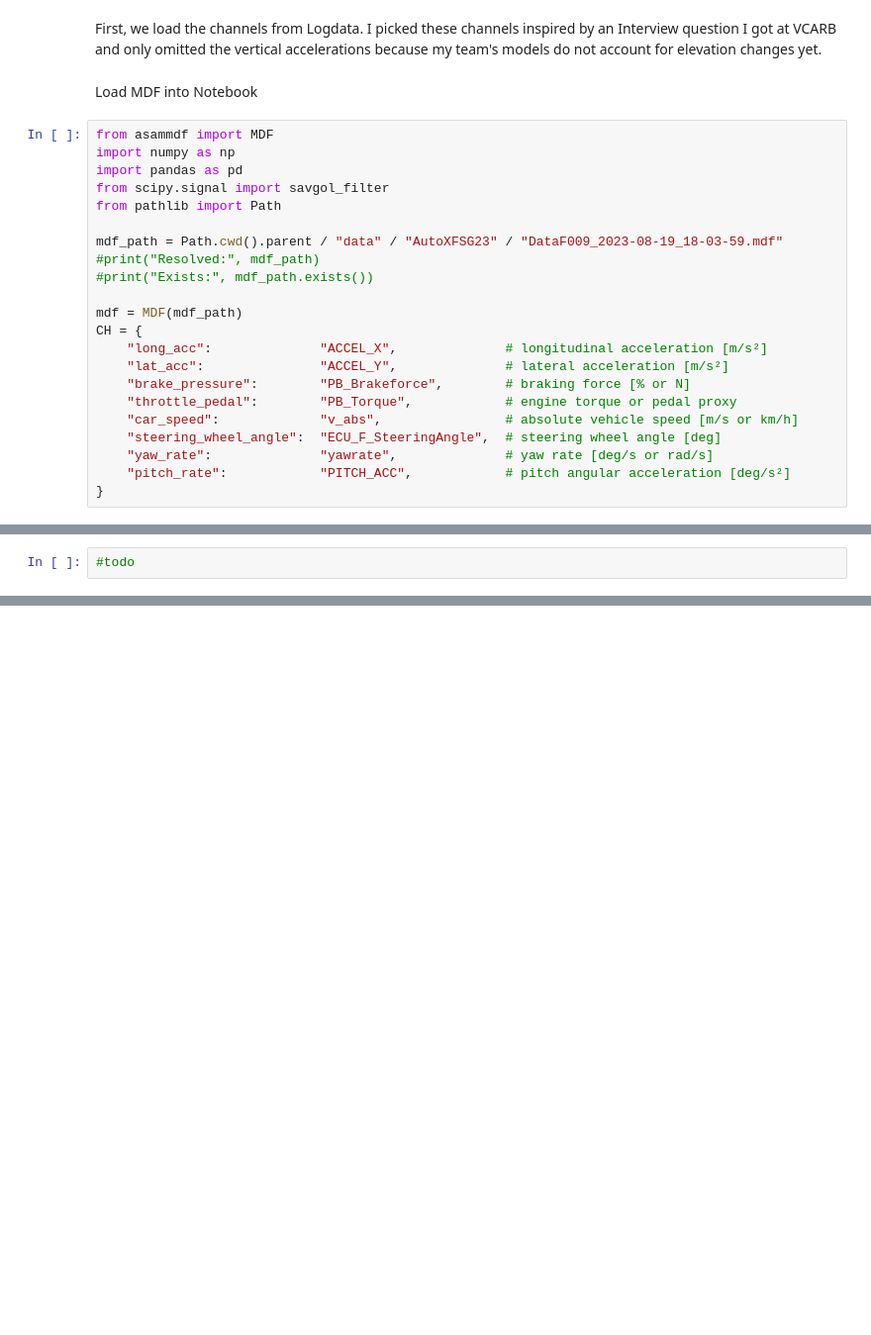
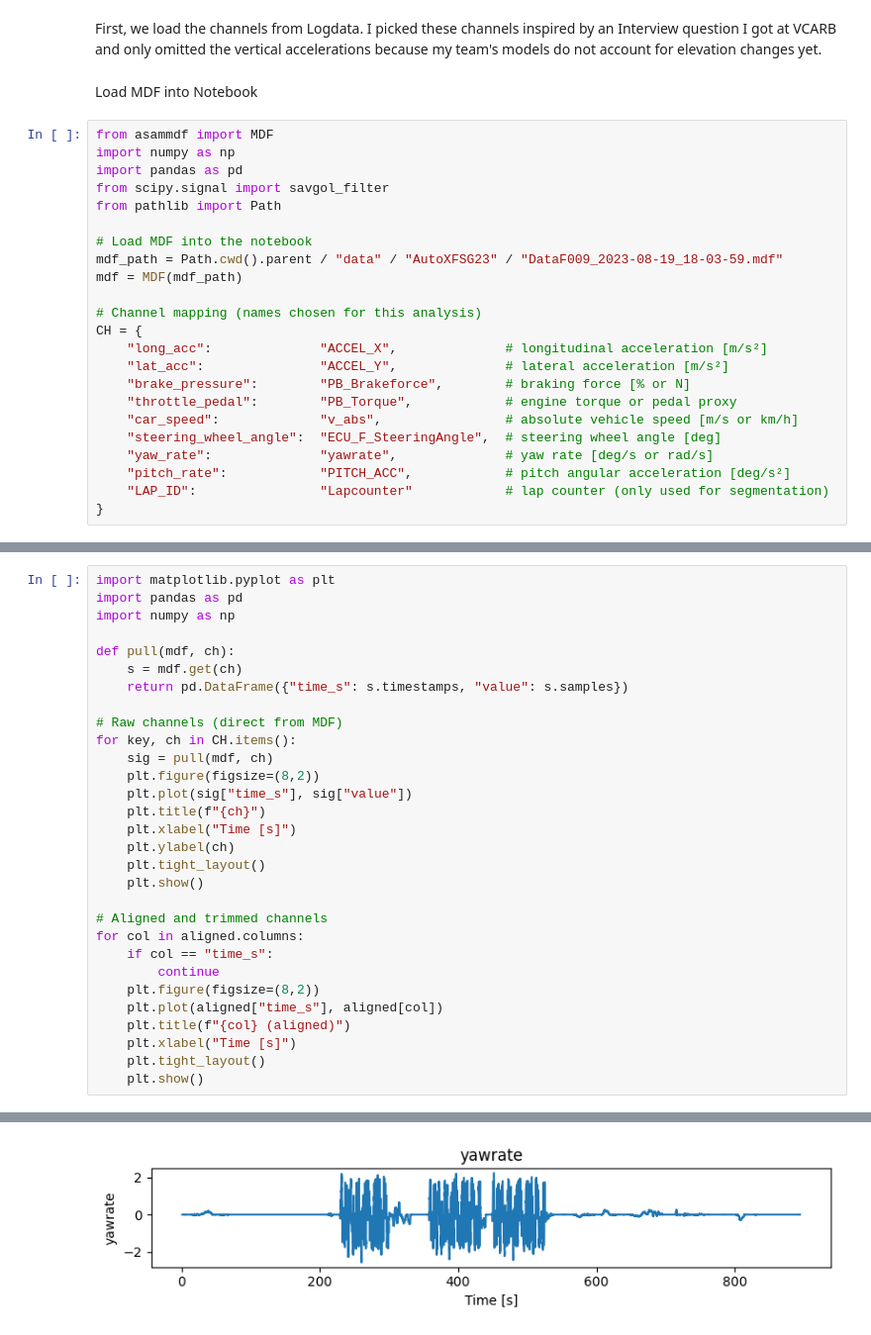
Before and after one commit to kawihss/fs-corner-phase-classification, a Jupyter notebook: notebooks/01_load_and_preprocess.ipynb, the cells around one changed output, grey strips where cells are left out. Shown at 99% size. Cells and saved outputs as stored; diff of their text form; blank space fills up the shorter version.

```diff
--- a/notebooks/01_load_and_preprocess.ipynb
+++ b/notebooks/01_load_and_preprocess.ipynb
@@ -9,11 +9,11 @@ import pandas as pd
 from scipy.signal import savgol_filter
 from pathlib import Path
 
+# Load MDF into the notebook
 mdf_path = Path.cwd().parent / "data" / "AutoXFSG23" / "DataF009_2023-08-19_18-03-59.mdf"
-#print("Resolved:", mdf_path)
-#print("Exists:", mdf_path.exists())
+mdf = MDF(mdf_path)
 
-mdf = MDF(mdf_path)
+# Channel mapping (names chosen for this analysis)
 CH = {
     "long_acc":              "ACCEL_X",              # longitudinal acceleration [m/s²]
     "lat_acc":               "ACCEL_Y",              # lateral acceleration [m/s²]
@@ -23,5 +23,6 @@ CH = {
     "steering_wheel_angle":  "ECU_F_SteeringAngle",  # steering wheel angle [deg]
     "yaw_rate":              "yawrate",              # yaw rate [deg/s or rad/s]
     "pitch_rate":            "PITCH_ACC",            # pitch angular acceleration [deg/s²]
+    "LAP_ID":                "Lapcounter"            # lap counter (only used for segmentation)
 }
 # %% [markdown]
@@ -66,2 +75,31 @@ Now we Align the data
 # %%
-#todo
+import matplotlib.pyplot as plt
+import pandas as pd
+import numpy as np
+
+def pull(mdf, ch):
+    s = mdf.get(ch)
+    return pd.DataFrame({"time_s": s.timestamps, "value": s.samples})
+
+# Raw channels (direct from MDF)
+for key, ch in CH.items():
+    sig = pull(mdf, ch)
+    plt.figure(figsize=(8,2))
+    plt.plot(sig["time_s"], sig["value"])
+    plt.title(f"{ch}")
+    plt.xlabel("Time [s]")
+    plt.ylabel(ch)
+    plt.tight_layout()
+    plt.show()
+
+# Aligned and trimmed channels
+for col in aligned.columns:
+    if col == "time_s":
+        continue
+    plt.figure(figsize=(8,2))
+    plt.plot(aligned["time_s"], aligned[col])
+    plt.title(f"{col} (aligned)")
+    plt.xlabel("Time [s]")
+    plt.tight_layout()
+    plt.show()
+# %% [output]
@@ -67,0 +112 @@ Now we Align the data
+[figure, added]
```
Also changed, not shown: parts of 13 cells of this notebook.
